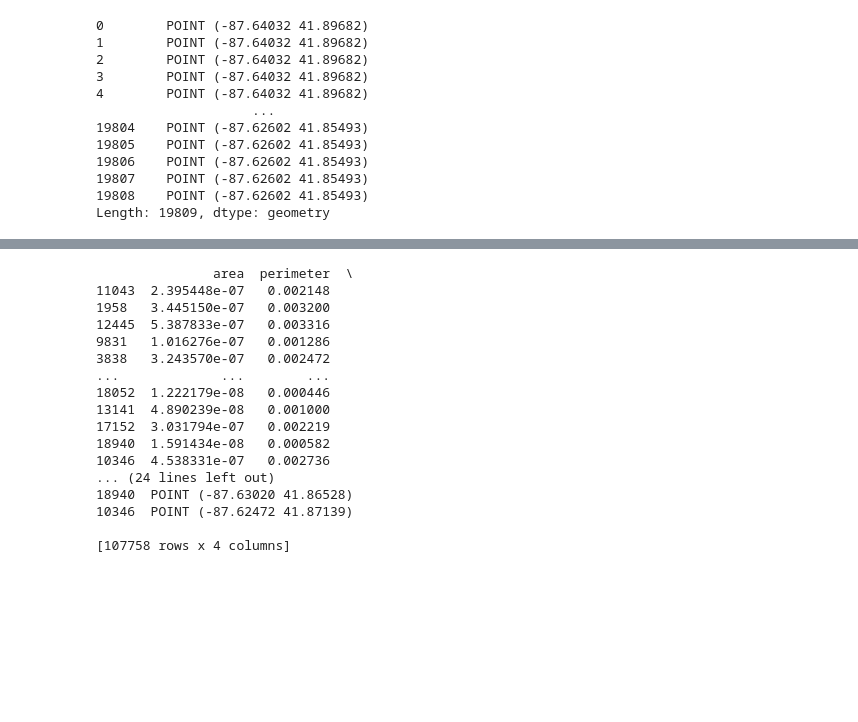
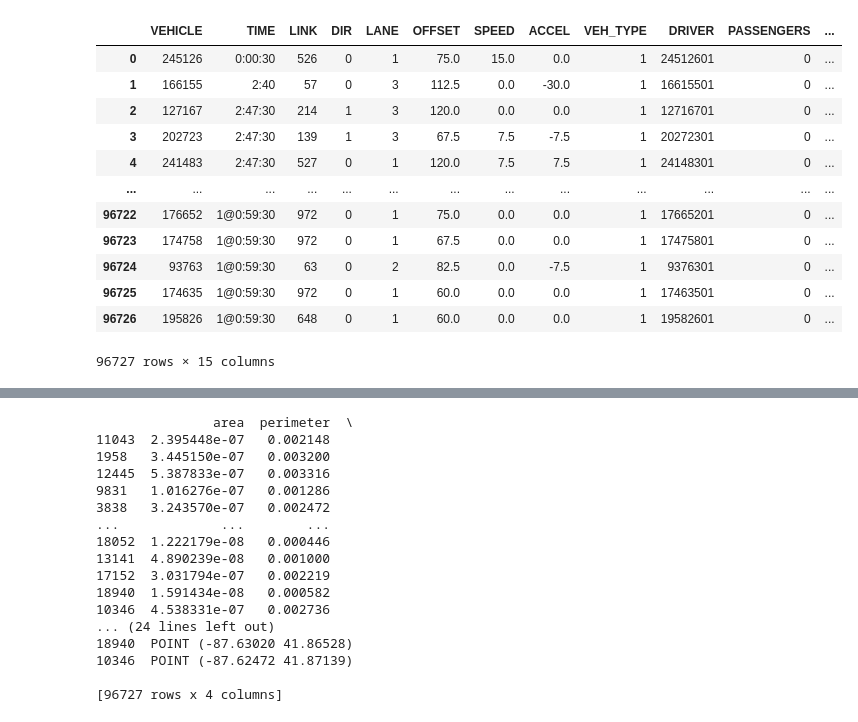
Before and after one commit to gajaha/smc-cuda-intersect, a Jupyter notebook: scripts/q1_optim.ipynb, the cells around one changed output, grey strips where cells are left out. Cells and saved outputs as stored; diff of their text form; code cells hidden in the pictures; blank space fills up the shorter version.

```diff
--- a/scripts/q1_optim.ipynb
+++ b/scripts/q1_optim.ipynb
@@ -96,21 +62,30 @@ def building_prep(building_map:str):
 
     return building_map
 # %%
+##Reads a building mask
 building_map = building_prep(building_map= "/Users/vsundar/Documents/personal/smc/smc-cuda-intersect/data/building_data/Building_Footprints/ChicagoLoop_attr.geojson")
-building_map.centroid
-# %% [output]
-0        POINT (-87.64032 41.89682)
-1        POINT (-87.64032 41.89682)
-2        POINT (-87.64032 41.89682)
-3        POINT (-87.64032 41.89682)
-4        POINT (-87.64032 41.89682)
-                    ...
-19804    POINT (-87.62602 41.85493)
-19805    POINT (-87.62602 41.85493)
-19806    POINT (-87.62602 41.85493)
-19807    POINT (-87.62602 41.85493)
-19808    POINT (-87.62602 41.85493)
-Length: 19809, dtype: geometry
+# %%
+## Read a building mask and clip the agents
+building_mask = "/Users/vsundar/Documents/personal/smc/smc-cuda-intersect/data/building_data/building_mask/building_mask.shp"
+building_mask = gpd.read_file(building_mask)
+sim_start_clip = gpd.overlay(sim_start,building_mask)
+sim_end_clip = gpd.overlay(sim_end,building_mask)
+# %%
+sim_start_clip
+# %% [output]
+|  | VEHICLE | TIME | LINK | DIR | LANE | OFFSET | SPEED | ACCEL | VEH_TYPE | DRIVER | PASSENGERS | ... |
+| 0 | 245126 | 0:00:30 | 526 | 0 | 1 | 75.0 | 15.0 | 0.0 | 1 | 24512601 | 0 | ... |
+| 1 | 166155 | 2:40 | 57 | 0 | 3 | 112.5 | 0.0 | -30.0 | 1 | 16615501 | 0 | ... |
+| 2 | 127167 | 2:47:30 | 214 | 1 | 3 | 120.0 | 0.0 | 0.0 | 1 | 12716701 | 0 | ... |
+| 3 | 202723 | 2:47:30 | 139 | 1 | 3 | 67.5 | 7.5 | -7.5 | 1 | 20272301 | 0 | ... |
+| 4 | 241483 | 2:47:30 | 527 | 0 | 1 | 120.0 | 7.5 | 7.5 | 1 | 24148301 | 0 | ... |
+| ... | ... | ... | ... | ... | ... | ... | ... | ... | ... | ... | ... | ... |
+| 96722 | 176652 | 1@0:59:30 | 972 | 0 | 1 | 75.0 | 0.0 | 0.0 | 1 | 17665201 | 0 | ... |
+| 96723 | 174758 | 1@0:59:30 | 972 | 0 | 1 | 67.5 | 0.0 | 0.0 | 1 | 17475801 | 0 | ... |
+| 96724 | 93763 | 1@0:59:30 | 63 | 0 | 2 | 82.5 | 0.0 | -7.5 | 1 | 9376301 | 0 | ... |
+| 96725 | 174635 | 1@0:59:30 | 972 | 0 | 1 | 60.0 | 0.0 | 0.0 | 1 | 17463501 | 0 | ... |
+| 96726 | 195826 | 1@0:59:30 | 648 | 0 | 1 | 60.0 | 0.0 | 0.0 | 1 | 19582601 | 0 | ... |
+96727 rows × 15 columns
 # %%
 %matplotlib notebook
 
@@ -187,7 +162,7 @@ def nearest_neighbor(left_gdf, right_gdf, return_dist=False):
 
     return closest_points
 # %%
-closest_buildings = nearest_neighbor(sim_start, building_map, return_dist=True)
+closest_buildings_start = nearest_neighbor(sim_start_clip, building_map, return_dist=True)
 # %% [output]
                area  perimeter  \
 11043  2.395448e-07   0.002148
@@ -205,4 +180,4 @@ closest_buildings = nearest_neighbor(sim_start, building_map, return_dist=True)
 18940  POINT (-87.63020 41.86528)
 10346  POINT (-87.62472 41.87139)
 
-[107758 rows x 4 columns]
+[96727 rows x 4 columns]
```
Also changed, not shown: parts of 8 cells of this notebook, 14 other files.
